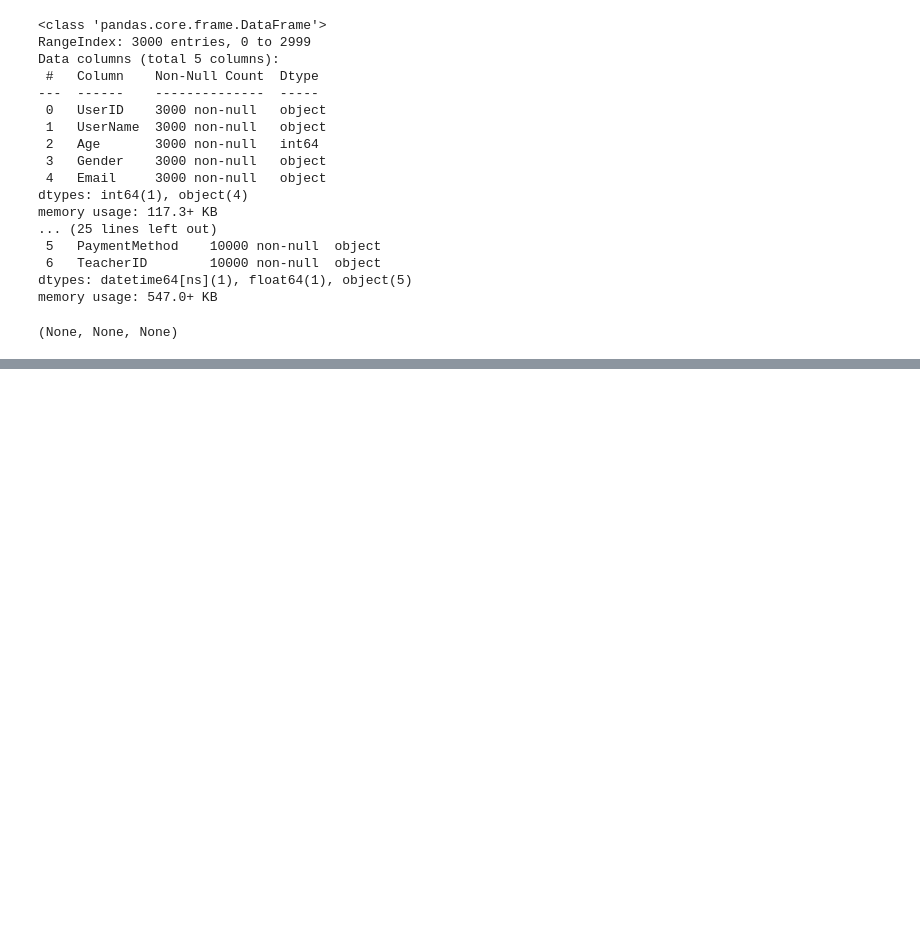
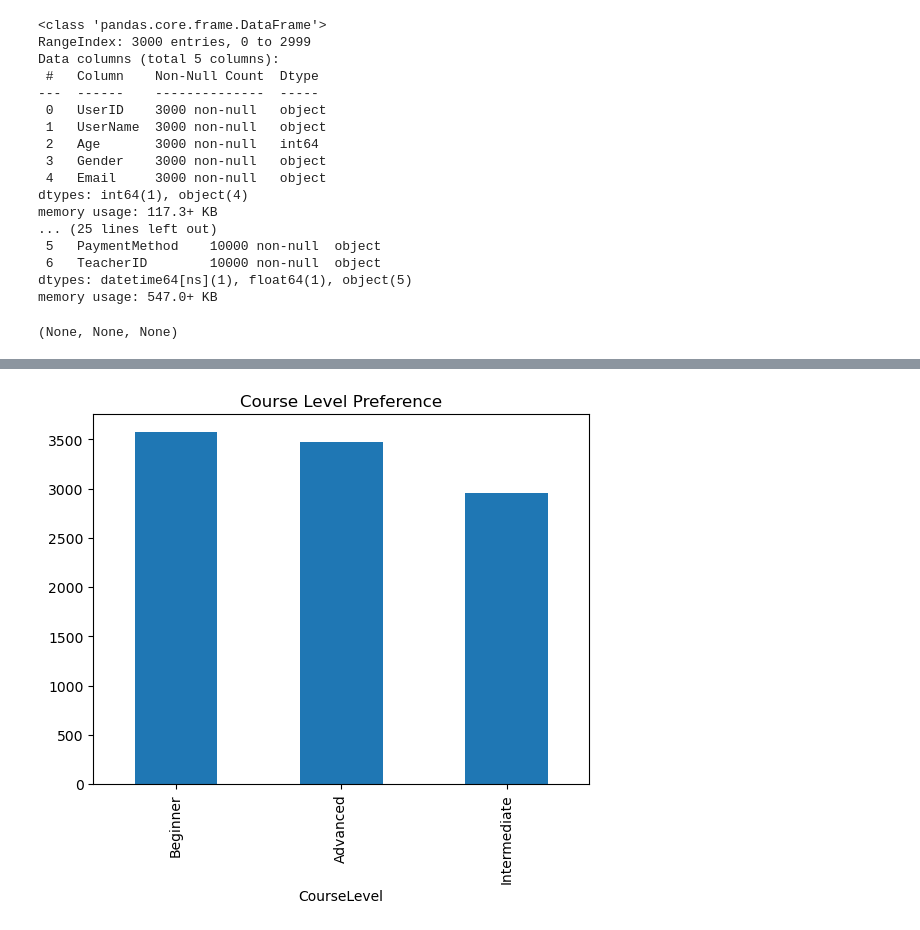
Before and after one commit to Yubraj43/course-enrollment-analysis, a Jupyter notebook: -1.ipynb, the cells around one changed output, grey strips where cells are left out. Cells and saved outputs as stored; diff of their text form; code cells hidden in the pictures; blank space fills up the shorter version.

```diff
--- a/-1.ipynb
+++ b/-1.ipynb
@@ -56,0 +148,7 @@ u
+# %%
+df["CourseLevel"].value_counts().plot(
+    kind="bar", title="Course Level Preference"
+)
+plt.show()
+# %% [output]
+[figure, added]
```
Also changed, not shown: parts of 14 cells of this notebook.
